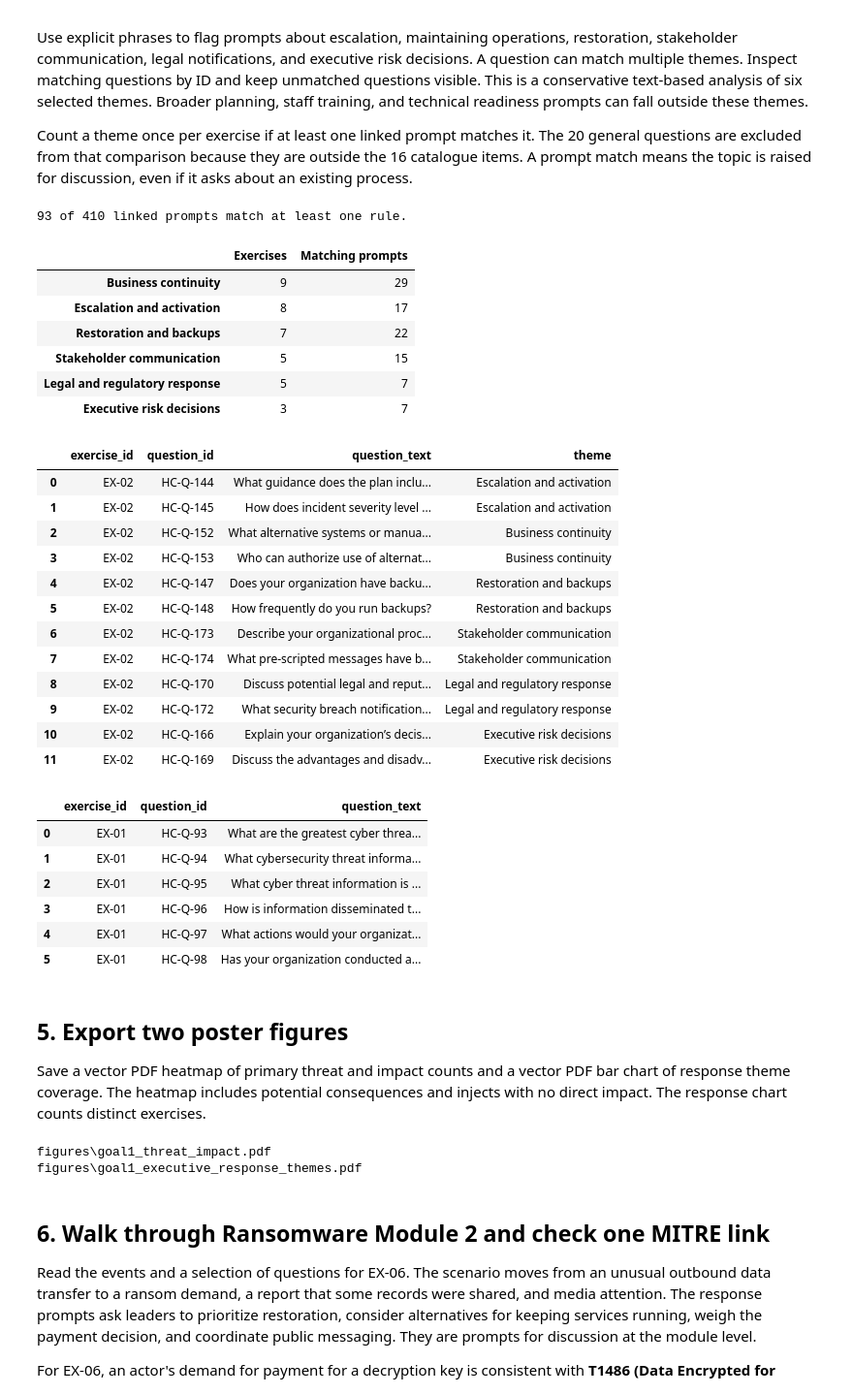
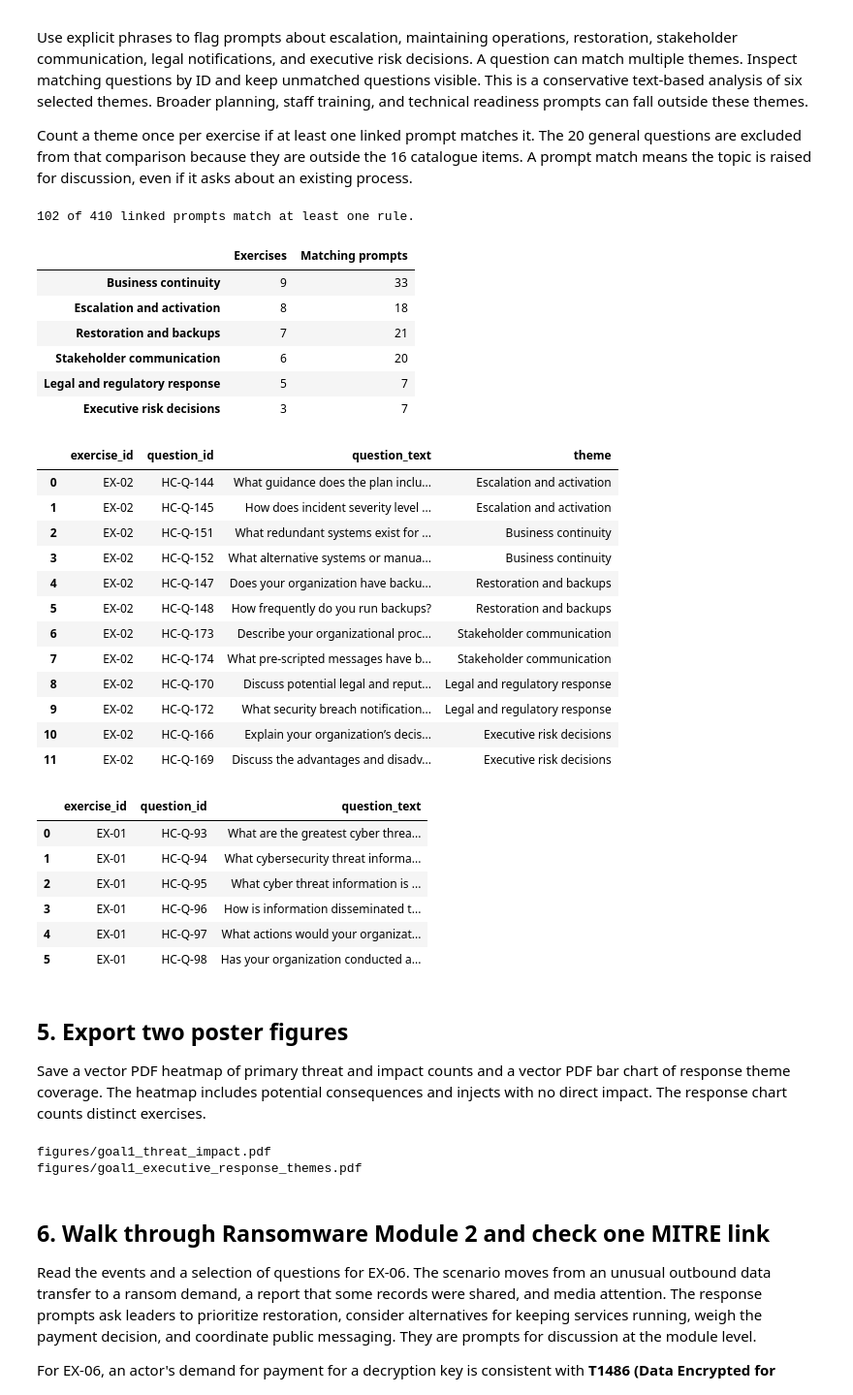
Before and after one commit to Mastercoder-1000/Data-Strategy-amp-Modelling-for-a-Strategic-Cybersecurity-Decision-Making-Exercise-Platform-, a Jupyter notebook: notebooks/5_goal1_scenario_analysis.ipynb, the cells around one changed output. Shown at 97% size. Saved outputs shown, nothing was run; the diff lists cells and outputs as text; code cells hidden in the pictures.

```diff
--- a/notebooks/5_goal1_scenario_analysis.ipynb
+++ b/notebooks/5_goal1_scenario_analysis.ipynb
@@ -222,56 +223,57 @@ Count a theme once per exercise if at least one linked prompt matches it. The 20
 theme_rules = {
     "Escalation and activation": (
         r"escalat|(?=.*(?:activat|authoriz))(?=.*(?:incident response|continuity|\bcirp\b|\bbcp\b|\bcoop\b))"
-        r"|severity.*(?:assess|dictate)|assess.*severity|at what point.*notif"),
+        r"|severity.*(?:assess|dictate|determine)|assess.*severity|at what point.*notif"),
     "Business continuity": (
         r"continuity|continuing operations|continue (?:to provide|operations|essential)"
-        r"|maintain(?:ing)? (?:essential|operations)|alternate (?:system|procedure)|alternative systems|manual processes"),
+        r"|maintain(?:ing)? (?:essential|operations)|alternate (?:system|procedure)|alternative systems|manual processes"
+        r"|redundant systems|manual mode"),
     "Restoration and backups": (
-        r"restor(?:e|ation|ing)|\bbackups?\b|\bbacked[- ]up\b|recovery (?:time|point)"),
+        r"restor(?:e|ation|ing)(?! efforts)|\bbackups?\b|\bbacked[- ]up\b|recovery (?:time|point)"),
     "Stakeholder communication": (
         r"public messaging|crisis communication|pre[- ]scripted messages|media (?:reports|inquiries)"
-        r"|respond to the media|communicat\w+ with|message to|public.s confidence|inform (?:your )?customers"),
+        r"|respond to the media|communicat\w+ with|message to|public.s confidence|inform (?:your )?customers|are you sharing|messages out to"),
     "Legal and regulatory response": (
         r"legal counsel|legal and regulatory|notification laws|legal.*ramifications"
         r"|reporting requirements|regulatory (?:requirements|notifications)|breach notification"),
     "Executive risk decisions": (
         r"ransom(?:ware)? payment|(?:refus\w*|agree\w*|decid\w*).*\bpay\b"
         r"|paying or not paying|advantages and disadvantages|trade[- ]offs"),
 }
 linked = questions[questions["exercise_id"].notna()].copy()
 flags = pd.DataFrame({
     theme: linked["question_text"].str.contains(pattern, case=False, regex=True)
     for theme, pattern in theme_rules.items()
 }, index=linked.index)
 prompt_codes = linked[["exercise_id", "question_id", "question_text"]].join(flags)
 by_exercise = prompt_codes.groupby("exercise_id")[list(theme_rules)].any().reindex(exercises["exercise_id"])
 assert by_exercise.notna().all().all()
 response_counts = pd.DataFrame({
     "Exercises": by_exercise.sum(),
     "Matching prompts": flags.sum(),
 }).sort_values("Exercises", ascending=False)
 print(f"{flags.any(axis=1).sum()} of {len(linked)} linked prompts match at least one rule.")
 display(response_counts)
 review_examples = []
 for theme in theme_rules:
     examples = prompt_codes.loc[prompt_codes[theme], ["exercise_id", "question_id", "question_text"]].head(2)
     review_examples.append(examples.assign(theme=theme))
 display(pd.concat(review_examples, ignore_index=True))
 display(prompt_codes.loc[~flags.any(axis=1), ["exercise_id", "question_id", "question_text"]].head(6))
 # %% [output]
-93 of 410 linked prompts match at least one rule.
+102 of 410 linked prompts match at least one rule.
 |  | Exercises | Matching prompts |
-| Business continuity | 9 | 29 |
-| Escalation and activation | 8 | 17 |
-| Restoration and backups | 7 | 22 |
-| Stakeholder communication | 5 | 15 |
+| Business continuity | 9 | 33 |
+| Escalation and activation | 8 | 18 |
+| Restoration and backups | 7 | 21 |
+| Stakeholder communication | 6 | 20 |
 | Legal and regulatory response | 5 | 7 |
 | Executive risk decisions | 3 | 7 |
 |  | exercise_id | question_id | question_text | theme |
 | 0 | EX-02 | HC-Q-144 | What guidance does the plan inclu... | Escalation and activation |
 | 1 | EX-02 | HC-Q-145 | How does incident severity level ... | Escalation and activation |
-| 2 | EX-02 | HC-Q-152 | What alternative systems or manua... | Business continuity |
-| 3 | EX-02 | HC-Q-153 | Who can authorize use of alternat... | Business continuity |
+| 2 | EX-02 | HC-Q-151 | What redundant systems exist for ... | Business continuity |
+| 3 | EX-02 | HC-Q-152 | What alternative systems or manua... | Business continuity |
 | 4 | EX-02 | HC-Q-147 | Does your organization have backu... | Restoration and backups |
 | 5 | EX-02 | HC-Q-148 | How frequently do you run backups? | Restoration and backups |
 | 6 | EX-02 | HC-Q-173 | Describe your organizational proc... | Stakeholder communication |
@@ -355,8 +357,8 @@ chart.save()
 print(heatmap_path.relative_to(root))
 print(response_path.relative_to(root))
 # %% [output]
-figures\goal1_threat_impact.pdf
-figures\goal1_executive_response_themes.pdf
+figures/goal1_threat_impact.pdf
+figures/goal1_executive_response_themes.pdf
 # %% [markdown]
 ## 6. Walk through Ransomware Module 2 and check one MITRE link
 Read the events and a selection of questions for EX-06. The scenario moves from an unusual outbound data transfer to a ransom demand, a report that some records were shared, and media attention. The response prompts ask leaders to prioritize restoration, consider alternatives for keeping services running, weigh the payment decision, and coordinate public messaging. They are prompts for discussion at the module level.
```
Also changed, not shown: parts of 1 cell of this notebook, 3 other files.
